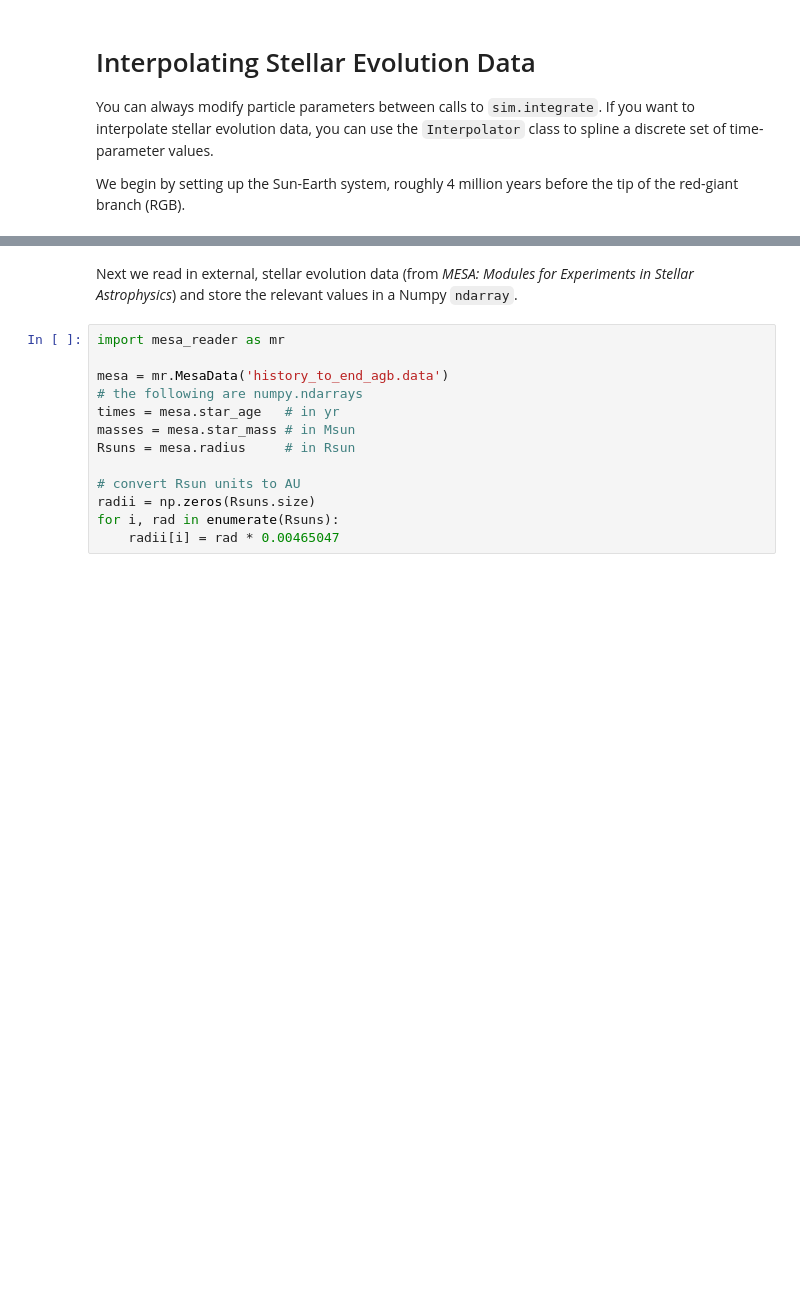
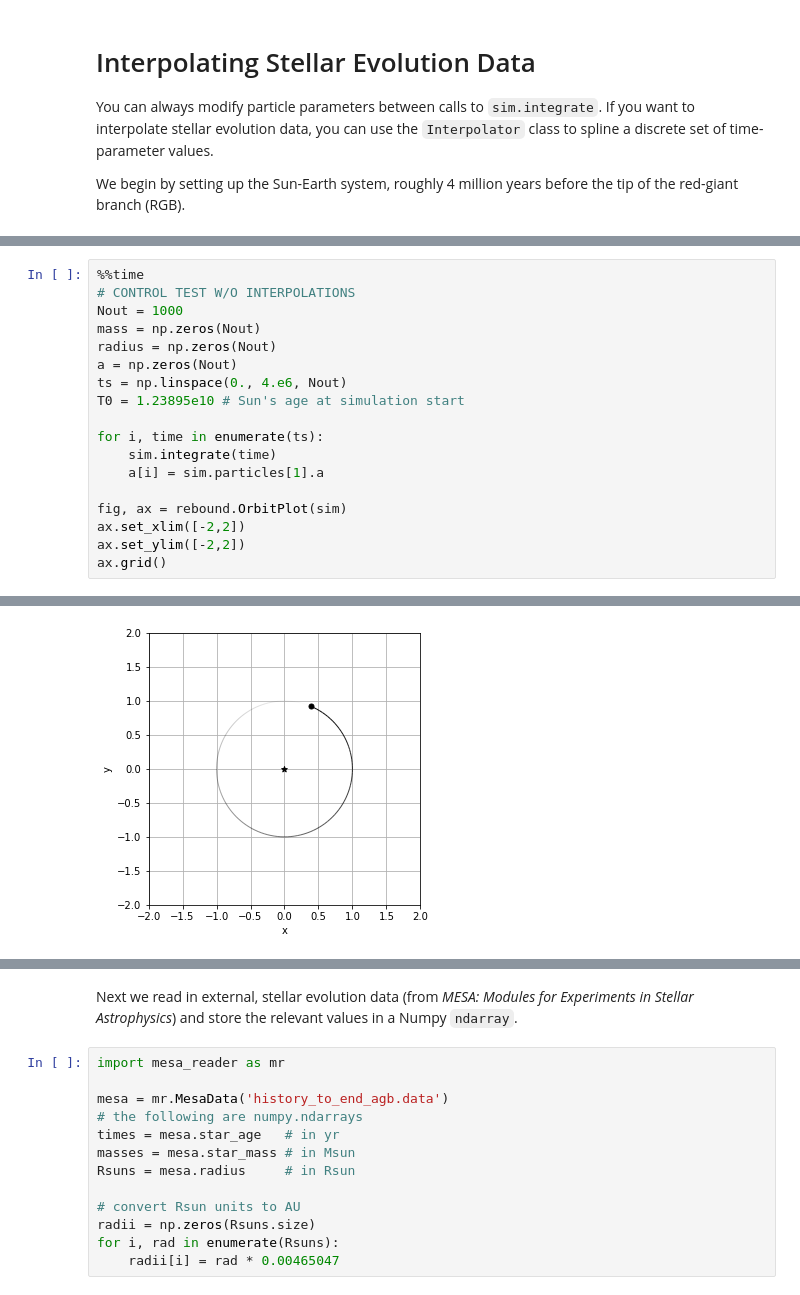
Before and after one commit to dtamayo/reboundx, a Jupyter notebook: ipython_examples/ParameterInterpolation.ipynb, the cells around one changed output, grey strips where cells are left out. Drawn from its saved outputs; the diff is of its cells as text; blank space fills up the shorter version.

```diff
--- a/ipython_examples/ParameterInterpolation.ipynb
+++ b/ipython_examples/ParameterInterpolation.ipynb
@@ -29,0 +34,19 @@ fig = rebound.OrbitPlot(sim)
+# %%
+%%time
+# CONTROL TEST W/O INTERPOLATIONS
+Nout = 1000
+mass = np.zeros(Nout)
+radius = np.zeros(Nout)
+a = np.zeros(Nout)
+ts = np.linspace(0., 4.e6, Nout)
+T0 = 1.23895e10 # Sun's age at simulation start
+
+for i, time in enumerate(ts):
+    sim.integrate(time)
+    a[i] = sim.particles[1].a
+
+fig, ax = rebound.OrbitPlot(sim)
+ax.set_xlim([-2,2])
+ax.set_ylim([-2,2])
+ax.grid()
+# %% [output]
@@ -29,0 +55 @@ fig = rebound.OrbitPlot(sim)
+[figure, added]
```
Also changed, not shown: parts of 7 cells of this notebook.
